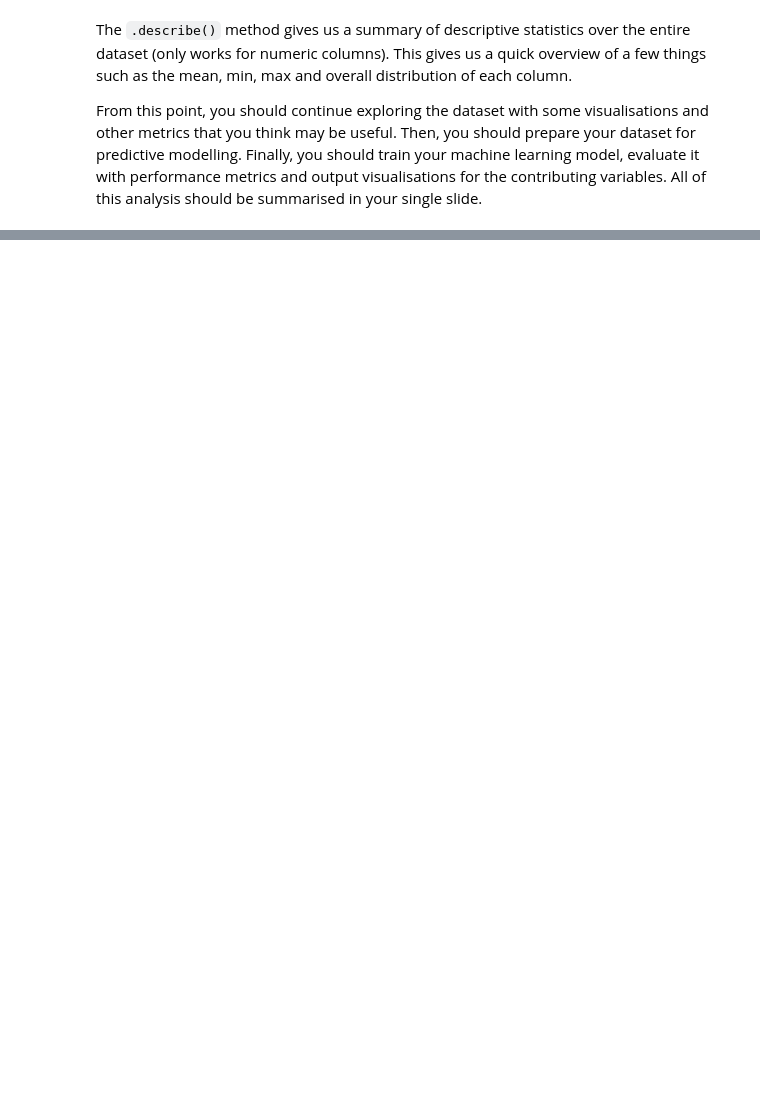
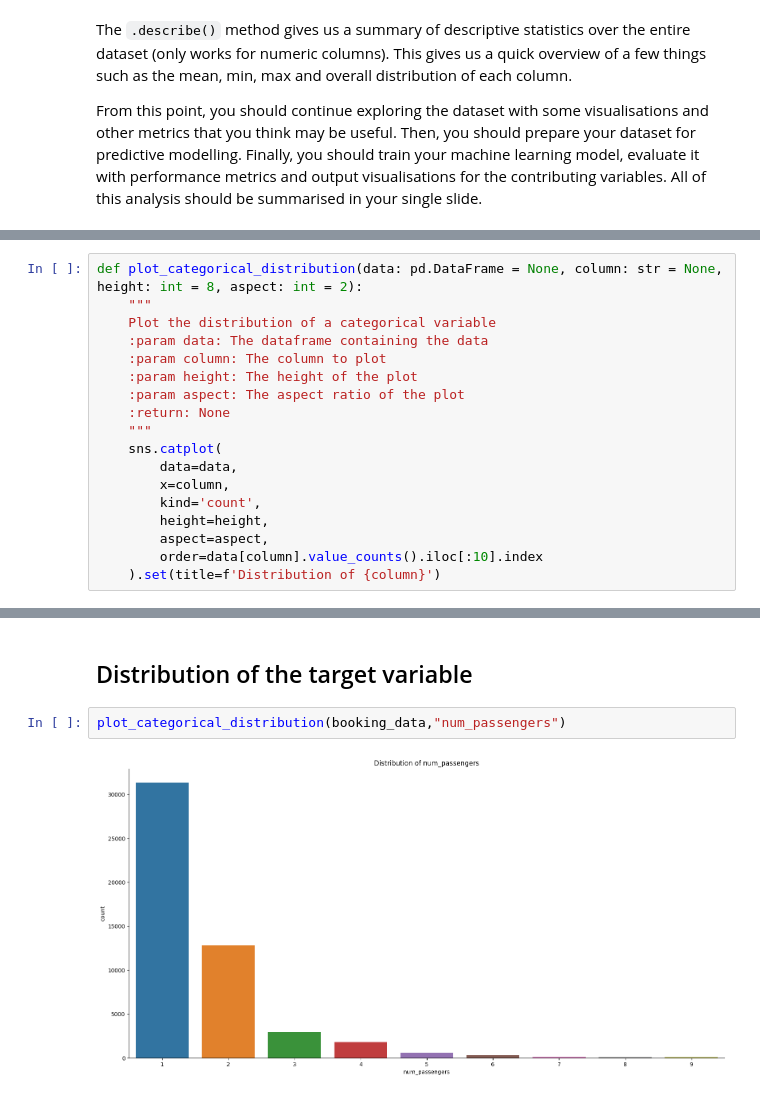
Before and after one commit to Kekyei/airline-booking-prediction, a Jupyter notebook: airline-booking-prediction.ipynb, the cells around one changed output, grey strips where cells are left out. Drawn from its saved outputs; the diff is of its cells as text; blank space fills up the shorter version.

```diff
--- a/airline-booking-prediction.ipynb
+++ b/airline-booking-prediction.ipynb
@@ -103,0 +97,18 @@ From this point, you should continue exploring the dataset with some visualisati
+# %%
+def plot_categorical_distribution(data: pd.DataFrame = None, column: str = None, height: int = 8, aspect: int = 2):
+    """
+    Plot the distribution of a categorical variable
+    :param data: The dataframe containing the data
+    :param column: The column to plot
+    :param height: The height of the plot
+    :param aspect: The aspect ratio of the plot
+    :return: None
+    """
+    sns.catplot(
+        data=data,
+        x=column,
+        kind='count',
+        height=height,
+        aspect=aspect,
+        order=data[column].value_counts().iloc[:10].index
+    ).set(title=f'Distribution of {column}')
@@ -103,0 +129,6 @@ From this point, you should continue exploring the dataset with some visualisati
+# %% [markdown]
+## Distribution of the target variable
+# %%
+plot_categorical_distribution(booking_data,"num_passengers")
+# %% [output]
+[figure, added]
```
Also changed, not shown: parts of 29 cells of this notebook.
